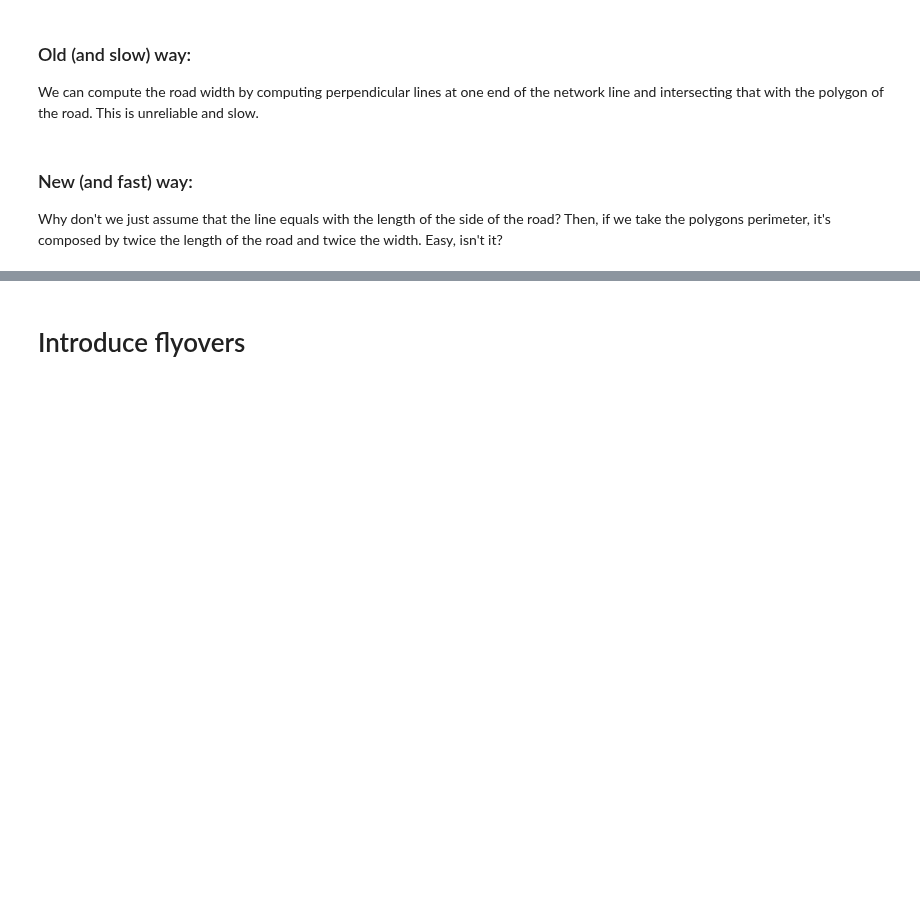
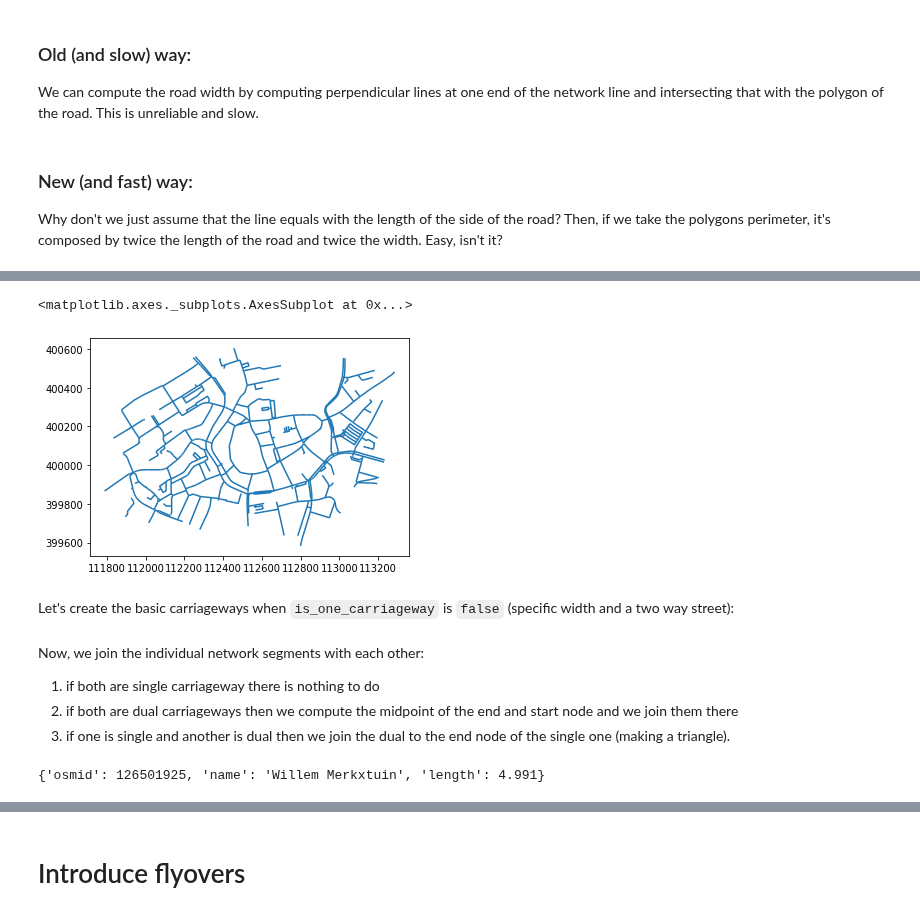
Before and after one commit to tudelft3d/carriageways-creator, a Jupyter notebook: processing.ipynb, the cells around one changed output, grey strips where cells are left out. Cells and saved outputs as stored; diff of their text form; code cells hidden in the pictures; blank space fills up the shorter version.

```diff
--- a/processing.ipynb
+++ b/processing.ipynb
@@ -476,0 +537,4 @@ common_dissolved.reset_index()[['gml_id', 'width', 'geometry']].to_file('output/
+# %%
+roads_with_width = geopandas.read_file('output/osm_roads_with_width.geojson')
+
+roads_with_width.head()
@@ -476,0 +548,4 @@ common_dissolved.reset_index()[['gml_id', 'width', 'geometry']].to_file('output/
+# %%
+roads_pg = geopandas.read_file('output/osm_roads_postgis.geojson')
+
+roads_pg.head()
@@ -476,0 +559,9 @@ common_dissolved.reset_index()[['gml_id', 'width', 'geometry']].to_file('output/
+# %%
+roads_width_final_final = roads_with_width.set_index('wegvakid').merge(roads_pg.set_index('id'))
+# %%
+roads_width_final_final['geometry'].plot()
+# %% [output]
+<matplotlib.axes._subplots.AxesSubplot at 0x...>
+[figure, added]
+# %% [markdown]
+Let's create the basic carriageways when `is_one_carriageway` is `false` (specific width and a two way street):
@@ -476,0 +591,5 @@ common_dissolved.reset_index()[['gml_id', 'width', 'geometry']].to_file('output/
+# %% [markdown]
+Now, we join the individual network segments with each other:
+1. if both are single carriageway there is nothing to do
+2. if both are dual carriageways then we compute the midpoint of the end and start node and we join them there
+3. if one is single and another is dual then we join the dual to the end node of the single one (making a triangle).
@@ -476,0 +611,7 @@ common_dissolved.reset_index()[['gml_id', 'width', 'geometry']].to_file('output/
+# %%
+
+
+for line in network_graph.edges(5391501949):
+    print(network_graph.edges[line[0], line[1], 0])
+# %% [output]
+{'osmid': 126501925, 'name': 'Willem Merkxtuin', 'length': 4.991}
```
Also changed, not shown: parts of 24 cells of this notebook.
